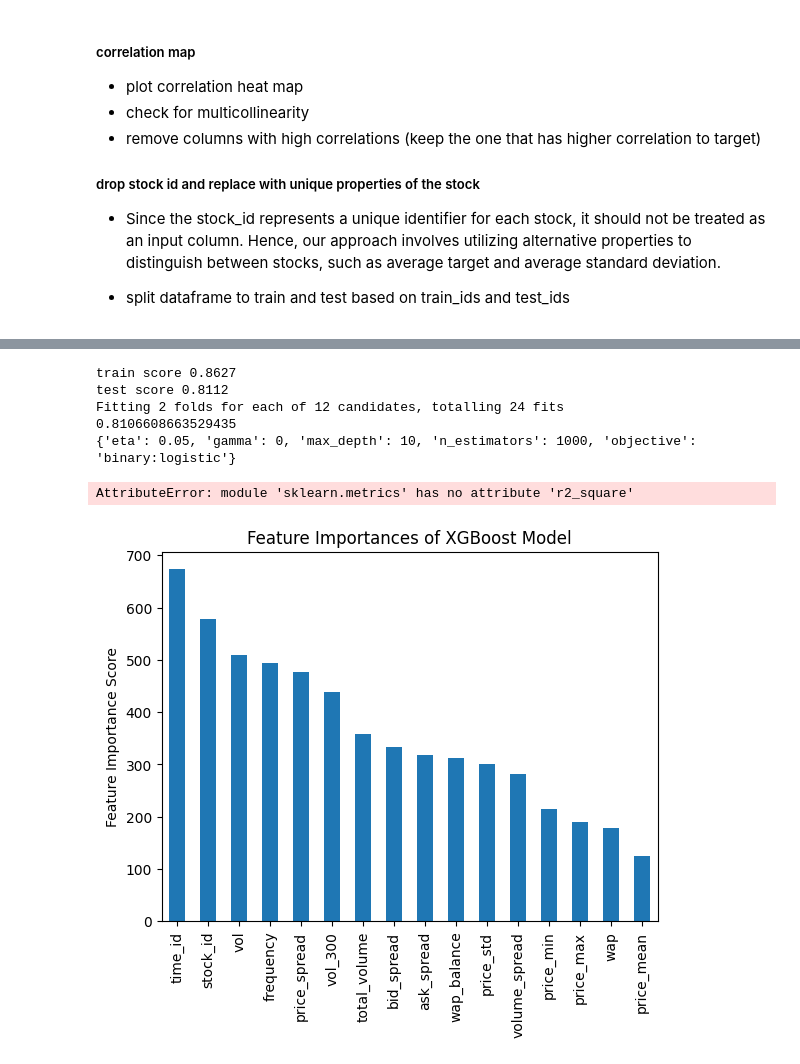
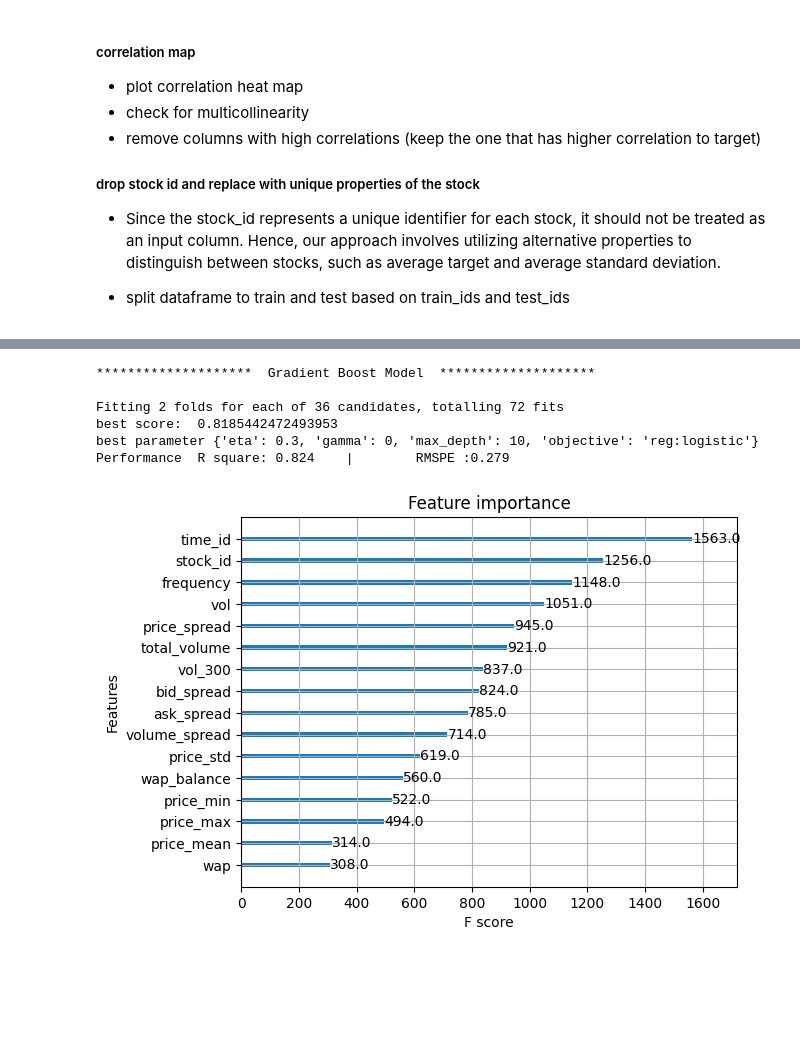
Before and after one commit to mumuxi15/02-Data-Science-Project, a Jupyter notebook: 05-Stock Volatility Prediction/Optiver.ipynb, the cells around one changed output, grey strips where cells are left out. Saved outputs shown, nothing was run; the diff lists cells and outputs as text; code cells hidden in the pictures; blank space fills up the shorter version.

```diff
--- a/05-Stock Volatility Prediction/Optiver.ipynb
+++ b/05-Stock Volatility Prediction/Optiver.ipynb
@@ -42,6 +50,9 @@ def make_title(x):
 
 def get_price(stock_id, book_trade, train_test='train'):
     return [f for f in files if f'stock_id={stock_id}/' in f and book_trade in f and train_test in f]
+
+def rmspe(y_true, y_pred):
+    return  (np.sqrt(np.mean(np.square((y_true - y_pred) / y_true))))
 # %% [markdown]
 #### About the Data
 The dataset contains information from 3830 10-minute segments, which have been sampled from a total of 32767 10-minute segments across 112 stocks from 3 years historical trading data.
@@ -488,44 +416,35 @@ plot_one_on_one_graph()
 # %%
 # !pip install xgboost
-# %%
-def GradientBoost_model(X_train, X_test, y_train, y_test):
-    model = XGBRegressor()
-    gb = model.fit(X_train,y_train)
-    y_test_pred = gb.predict(X_test)
-
-    print ('train score %.4f'%(gb.score(X_train, y_train)))
-    print ('test score %.4f'%(gb.score(X_test, y_test)))
-
-    feat_imp = pd.Series(gb.get_booster().get_score(importance_type='weight')).sort_values(ascending=False)
-    feat_imp.plot(kind='bar', title='Feature Importances of XGBoost Model')
-    plt.ylabel('Feature Importance Score')
-
-
-    parameters = { 'eta':[0.05,0.1, 0.3, 0.5],
-                 'n_estimators':[1000],
-                 'gamma':[0],
-                 'objective': ['binary:logistic'],
-              'max_depth': [3, 5, 10]}
-
-    xgb_grid = GridSearchCV(model,
-                        parameters,
-                        cv = 2,
-                        n_jobs = 5,
-                        verbose=True)
-
-    xgb_grid.fit(X_train, y_train)
-    y_test_pred = xgb_grid.best_estimator_.predict(X_test)
-    print(xgb_grid.best_score_)
-    print(xgb_grid.best_params_)
-    print ('R2 square test ',metrics.r2_square(y_test,y_test_pred))
-
-
-GradientBoost_model(X_train, X_test, y_train, y_test)
-# %% [output]
-train score 0.8627
-test score 0.8112
-Fitting 2 folds for each of 12 candidates, totalling 24 fits
-0.8106608663529435
-{'eta': 0.05, 'gamma': 0, 'max_depth': 10, 'n_estimators': 1000, 'objective': 'binary:logistic'}
-AttributeError: module 'sklearn.metrics' has no attribute 'r2_square'
-[figure, removed]
+# %%
+def GradientBoost_model():
+    model = xgb.XGBRegressor()
+    X_train, X_test, y_train, y_test = train_test_split(X,y, test_size=0.3, random_state=42)
+    params = {
+        'eta':[0.05,0.1, 0.3, 0.5],
+        'gamma':[0],
+        'objective': ['reg:squarederror', 'reg:pseudohubererror', 'reg:logistic' ],
+        'max_depth': [3, 5, 10]}
+
+    grid = GridSearchCV(model,
+                        params,
+                        cv = 2,
+                        n_jobs = 5,
+                        verbose=True)
+
+    grid.fit(X_train, y_train)
+    y_pred = grid.best_estimator_.predict(X_test)
+    print('best score: ',grid.best_score_)
+    print('best parameter',grid.best_params_)
+    print ('Performance  R square: %.3f \t|\t RMSPE :%.3f'%(metrics.r2_score(y_test, y_pred), rmspe(y_test, y_pred)))
+    xgb.plot_importance(grid.best_estimator_)
+
+print (make_title('Gradient Boost Model'))
+GradientBoost_model()
+# %% [output]
+********************  Gradient Boost Model  ********************
+
+Fitting 2 folds for each of 36 candidates, totalling 72 fits
+best score:  0.8185442472493953
+best parameter {'eta': 0.3, 'gamma': 0, 'max_depth': 10, 'objective': 'reg:logistic'}
+Performance  R square: 0.824    |        RMSPE :0.279
+[figure, added]
```
Also changed, not shown: parts of 16 cells of this notebook, 4 other files.
